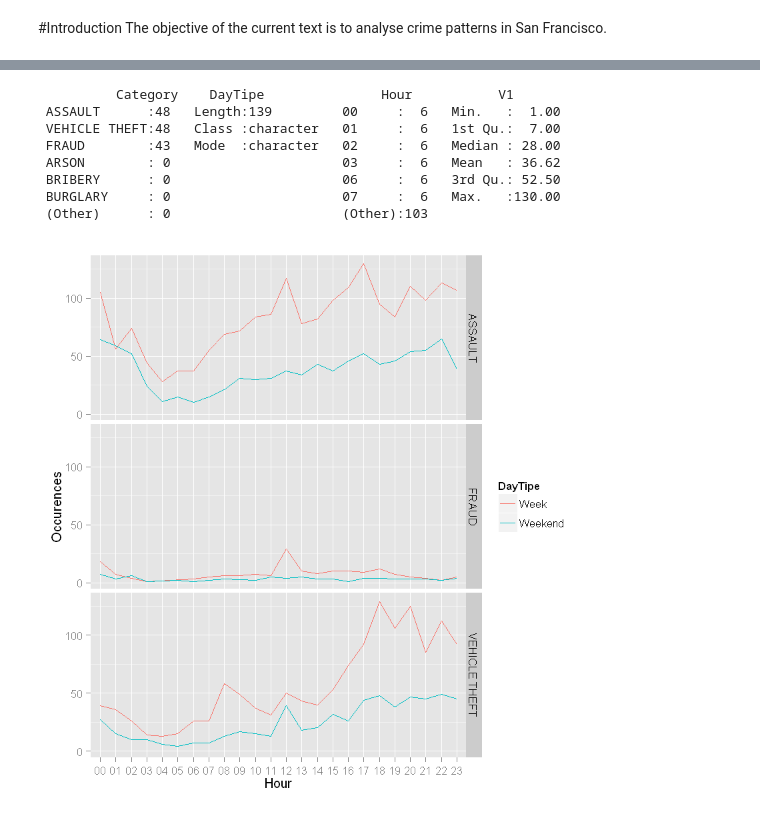
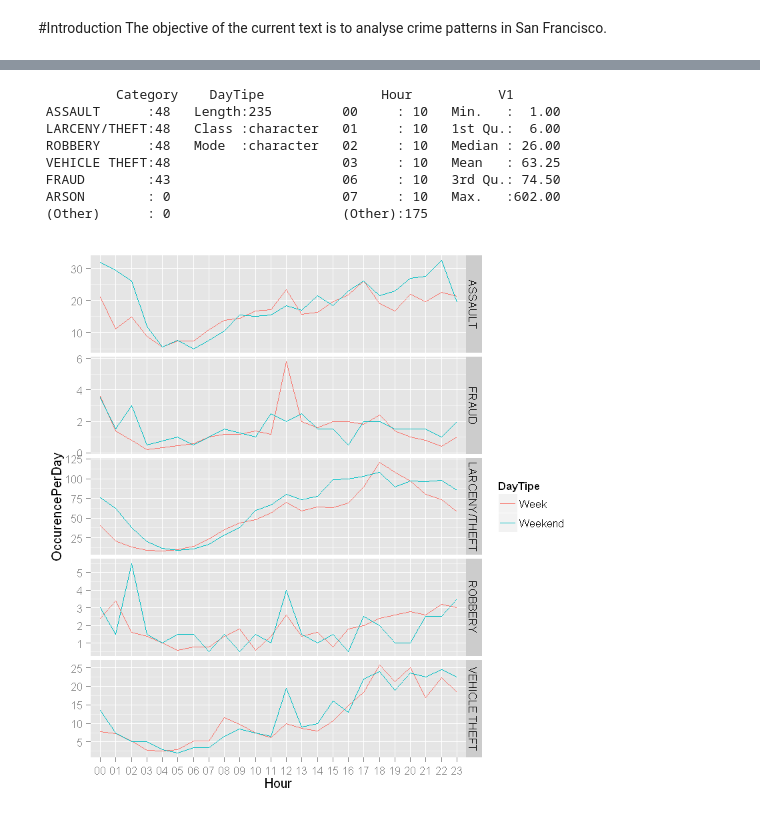
Before and after one commit to LaurentFranckx/SFCrime, a Jupyter notebook: SFcrimeLFR2.ipynb, the cells around one changed output, grey strips where cells are left out. Cells and saved outputs as stored; diff of their text form; code cells hidden in the pictures.

Commit message:
fourth commit of SF crime

```diff
--- a/SFcrimeLFR2.ipynb
+++ b/SFcrimeLFR2.ipynb
@@ -17,0 +22,9 @@ levels(crimeSF$PdDistrict)
+# %%
+#class(crimeSF$Date)
+crimeSF$Date <- as.character(crimeSF$Date)
+crimeSF$Date <- as.Date(crimeSF$Date, "%m/%d/%Y")
+#head(crimeSF)
+head(crimeSF$DayOfWeek,20)
+
+#head(crimeSF$DayOfWeek,20)
+#head(crimeSF)
@@ -18,11 +39,11 @@ levels(crimeSF$PdDistrict)
 # %%
-#head(crimeSF)
 library(ggplot2)
 library(plyr)
 library(stringr)
+library(reshape2)
 #summary(crimeSF)
 #levels(crimeSF$Category)
-crimeSFrel <- crimeSF[, c("Category", "DayOfWeek","Time","PdDistrict")]
+crimeSFrel <- crimeSF[, c("Category", "Date", "DayOfWeek","Time","PdDistrict")]
 #crimeSFrel <-  ddply(crimeSFrel, .(Category,DayOfWeek, Time), transform, Hour = str_split(Time, ":") )
 x <-  with(crimeSFrel,str_split_fixed(Time, ":",2) )
 #class(x)
@@ -33,6 +54,6 @@ crimeSFrel$Hour <- as.factor(x[, 1])
 CatHour <- ddply(crimeSFrel, .(Category,DayOfWeek, Hour,PdDistrict), nrow)
 #head(CatHour)
 #summary(CatHour)
-summary(CatHour$Category)
-summary(CatHour$PdDistrict)
+#summary(CatHour$Category)
+#summary(CatHour$PdDistrict)
 #nrow(CatHour)
@@ -61,7 +60,7 @@ summary(CatHour$PdDistrict)
 # %%
 #head(crimeSFrel)
 #Assault = crimeSFrel[crimeSFrel$Category == "ASSAULT",]
-CrimesConsidered = c("ASSAULT","FRAUD","VEHICLE THEFT")
+CrimesConsidered = c("ASSAULT","FRAUD","VEHICLE THEFT","LARCENY/THEFT","ROBBERY")
 Crimes = crimeSFrel[crimeSFrel$Category %in% CrimesConsidered,]
 #AssaultTime <- ddply(Assault, .(DayOfWeek, Hour), nrow)
 #head(CatHour)
@@ -73,21 +72,22 @@ Crimes = crimeSFrel[crimeSFrel$Category %in% CrimesConsidered,]
 # %%
 #head(CatHour)
 Crimes$DayTipe <- with(Crimes, ifelse(DayOfWeek == "Saturday" | DayOfWeek == "Sunday", "Weekend", "Week"))
 CrimeTime <- ddply(Crimes, .(Category,DayTipe, Hour), nrow)
 #head(CatHour)
 #summary(CatHour)
 summary(CrimeTime)
 names(CrimeTime) <- gsub("V1", "Occurences", names(CrimeTime))
-CrimeTimePlot <- ggplot(CrimeTime, aes(Hour,Occurences, group= DayTipe )) + geom_line(aes(colour=DayTipe ))
-#CrimeTimePlot + facet_grid(Category ~ ., scale = "free_y")
-CrimeTimePlot + facet_grid(Category ~ .)
+CrimeTime$OccurencePerDay <- with(CrimeTime, ifelse(DayTipe == "Weekend",Occurences/2,Occurences/5))
+CrimeTimePlot <- ggplot(CrimeTime, aes(Hour,OccurencePerDay, group= DayTipe )) + geom_line(aes(colour=DayTipe ))
+CrimeTimePlot + facet_grid(Category ~ ., scale = "free_y")
+#CrimeTimePlot + facet_grid(Category ~ .)
 # %% [output]
           Category    DayTipe               Hour           V1
- ASSAULT      :48   Length:139         00     :  6   Min.   :  1.00
- VEHICLE THEFT:48   Class :character   01     :  6   1st Qu.:  7.00
- FRAUD        :43   Mode  :character   02     :  6   Median : 28.00
- ARSON        : 0                      03     :  6   Mean   : 36.62
- BRIBERY      : 0                      06     :  6   3rd Qu.: 52.50
- BURGLARY     : 0                      07     :  6   Max.   :130.00
- (Other)      : 0                      (Other):103
+ ASSAULT      :48   Length:235         00     : 10   Min.   :  1.00
+ LARCENY/THEFT:48   Class :character   01     : 10   1st Qu.:  6.00
+ ROBBERY      :48   Mode  :character   02     : 10   Median : 26.00
+ VEHICLE THEFT:48                      03     : 10   Mean   : 63.25
+ FRAUD        :43                      06     : 10   3rd Qu.: 74.50
+ ARSON        : 0                      07     : 10   Max.   :602.00
+ (Other)      : 0                      (Other):175
-[figure, old version]
+[figure, new version]
```
Also changed, not shown: parts of 9 cells of this notebook.
